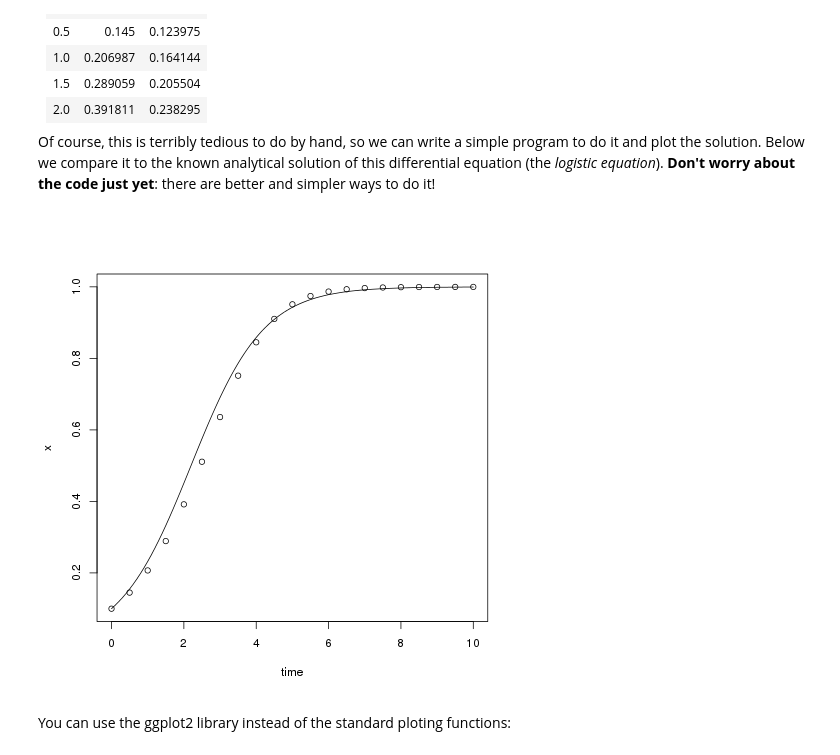
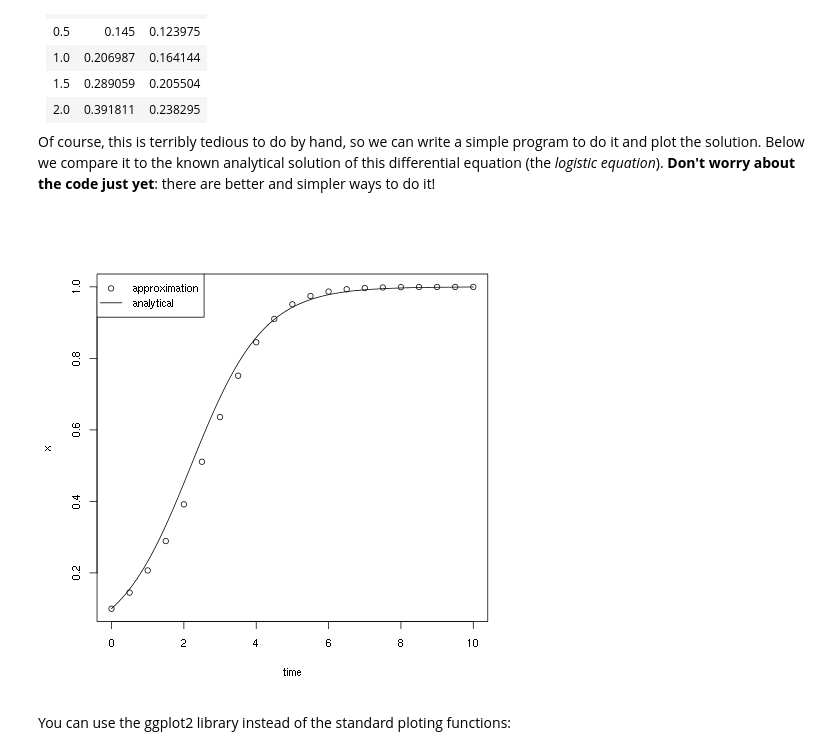
Before and after one commit to diogro/ode_examples, a Jupyter notebook: Numerical Integration Tutorial - R.ipynb, the cells around one changed output. Cells and saved outputs as stored; diff of their text form; code cells hidden in the pictures.

```diff
--- a/Numerical Integration Tutorial - R.ipynb
+++ b/Numerical Integration Tutorial - R.ipynb
@@ -62,29 +62,31 @@ Of course, this is terribly tedious to do by hand, so we can write a simple prog
 # %%
 %%R #ipython code to call R, ignore when running directly in R
 ## Here starts the code you can copy and paste directly in R ##
 
 # time intervals: a sequence from zero to ten at 0.5 steps
 time <- seq(0, 10, by = 0.5)
 # initial condition
 x0 <- 0.1
 ## The function to be integrated (right-hand expression of the derivative above)
 f <- function(x){x * (1.-x)}
 
 ## An empty R vector to store the results
 x <- c()
 ## Store the initial condition in the first position of the vector
 x[1] <- x0
 
 # loop over time: approximate the function at each time step
 for (i in 1:(length(time)-1)){
     x[i+1] = x[i] + 0.5 * f(x[i])
 }
 
 # plotting
 plot(x~time)
 curve(0.1 * exp(x)/(1+0.1*(exp(x)-1.)), add=T)
+legend("topleft", c("approximation", "analytical"),
+       pch=c(1,NA), lty=c(NA,1))
 # %% [output]
-[figure, old version]
+[figure, new version]
 # %% [markdown]
 You can use the ggplot2 library instead of the standard ploting functions:
 # %%
```
Also changed, not shown: parts of 3 cells of this notebook, 1 other file.
